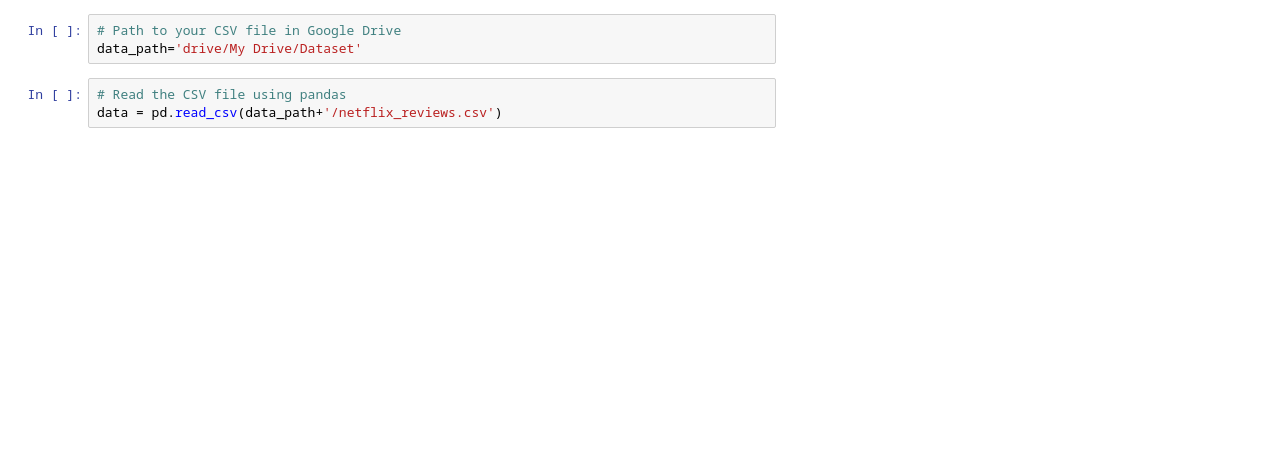
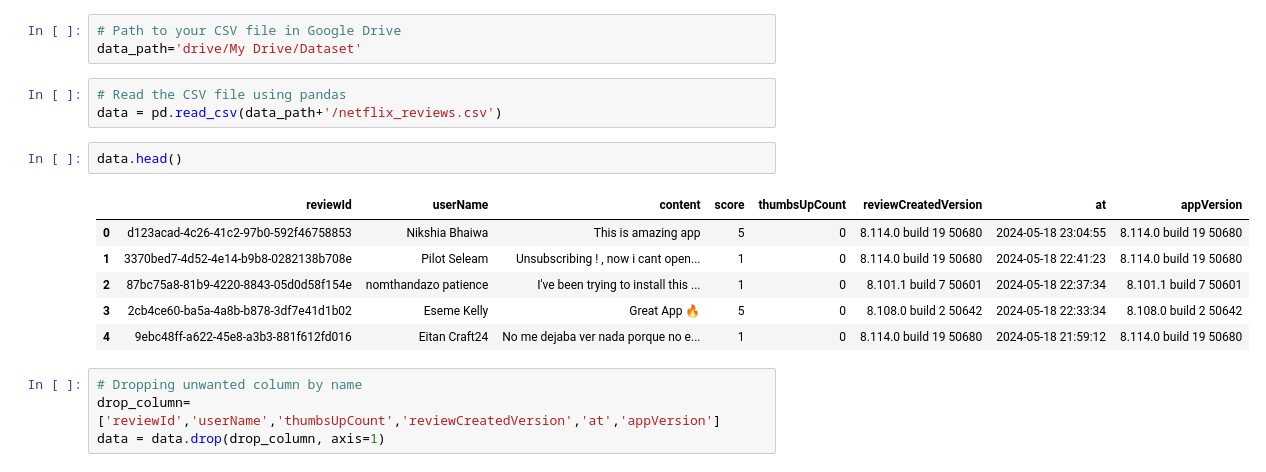
Before and after one commit to adkprakash/sentiment_analysis, a Jupyter notebook: sentimental_analysis.ipynb, the cells around one changed output. Drawn from its saved outputs; the diff is of its cells as text; blank space fills up the shorter version.

```diff
--- a/sentimental_analysis.ipynb
+++ b/sentimental_analysis.ipynb
@@ -21,3 +22,16 @@ data_path='drive/My Drive/Dataset'
 # %%
 # Read the CSV file using pandas
 data = pd.read_csv(data_path+'/netflix_reviews.csv')
+# %%
+data.head()
+# %% [output]
+|  | reviewId | userName | content | score | thumbsUpCount | reviewCreatedVersion | at | appVersion |
+| 0 | d123acad-4c26-41c2-97b0-592f46758853 | Nikshia Bhaiwa | This is amazing app | 5 | 0 | 8.114.0 build 19 50680 | 2024-05-18 23:04:55 | 8.114.0 build 19 50680 |
+| 1 | 3370bed7-4d52-4e14-b9b8-0282138b708e | Pilot Seleam | Unsubscribing ! , now i cant open... | 1 | 0 | 8.114.0 build 19 50680 | 2024-05-18 22:41:23 | 8.114.0 build 19 50680 |
+| 2 | 87bc75a8-81b9-4220-8843-05d0d58f154e | nomthandazo patience | I've been trying to install this ... | 1 | 0 | 8.101.1 build 7 50601 | 2024-05-18 22:37:34 | 8.101.1 build 7 50601 |
+| 3 | 2cb4ce60-ba5a-4a8b-b878-3df7e41d1b02 | Eseme Kelly | Great App 🔥 | 5 | 0 | 8.108.0 build 2 50642 | 2024-05-18 22:33:34 | 8.108.0 build 2 50642 |
+| 4 | 9ebc48ff-a622-45e8-a3b3-881f612fd016 | Eitan Craft24 | No me dejaba ver nada porque no e... | 1 | 0 | 8.114.0 build 19 50680 | 2024-05-18 21:59:12 | 8.114.0 build 19 50680 |
+# %%
+# Dropping unwanted column by name
+drop_column=['reviewId','userName','thumbsUpCount','reviewCreatedVersion','at','appVersion']
+data = data.drop(drop_column, axis=1)
```
Also changed, not shown: parts of 5 cells of this notebook.
